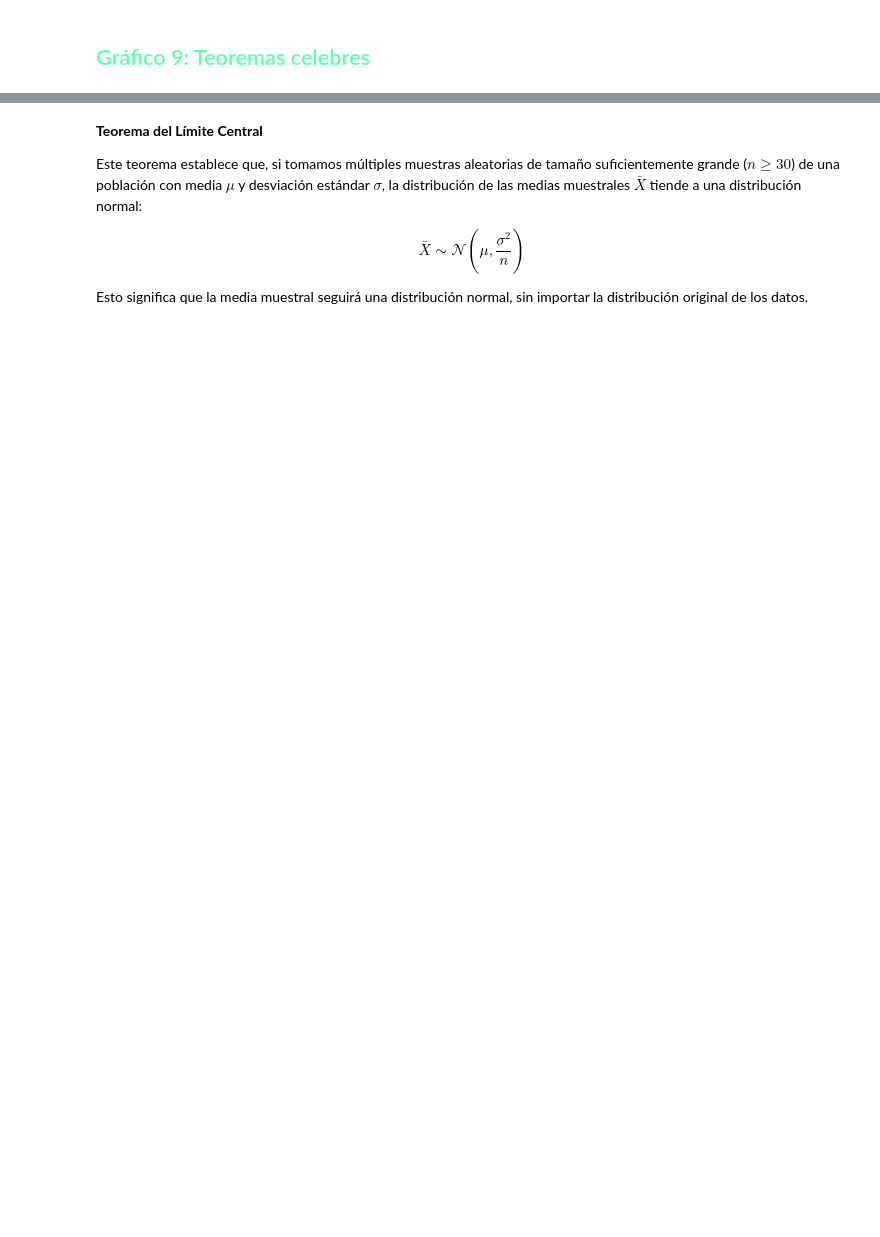
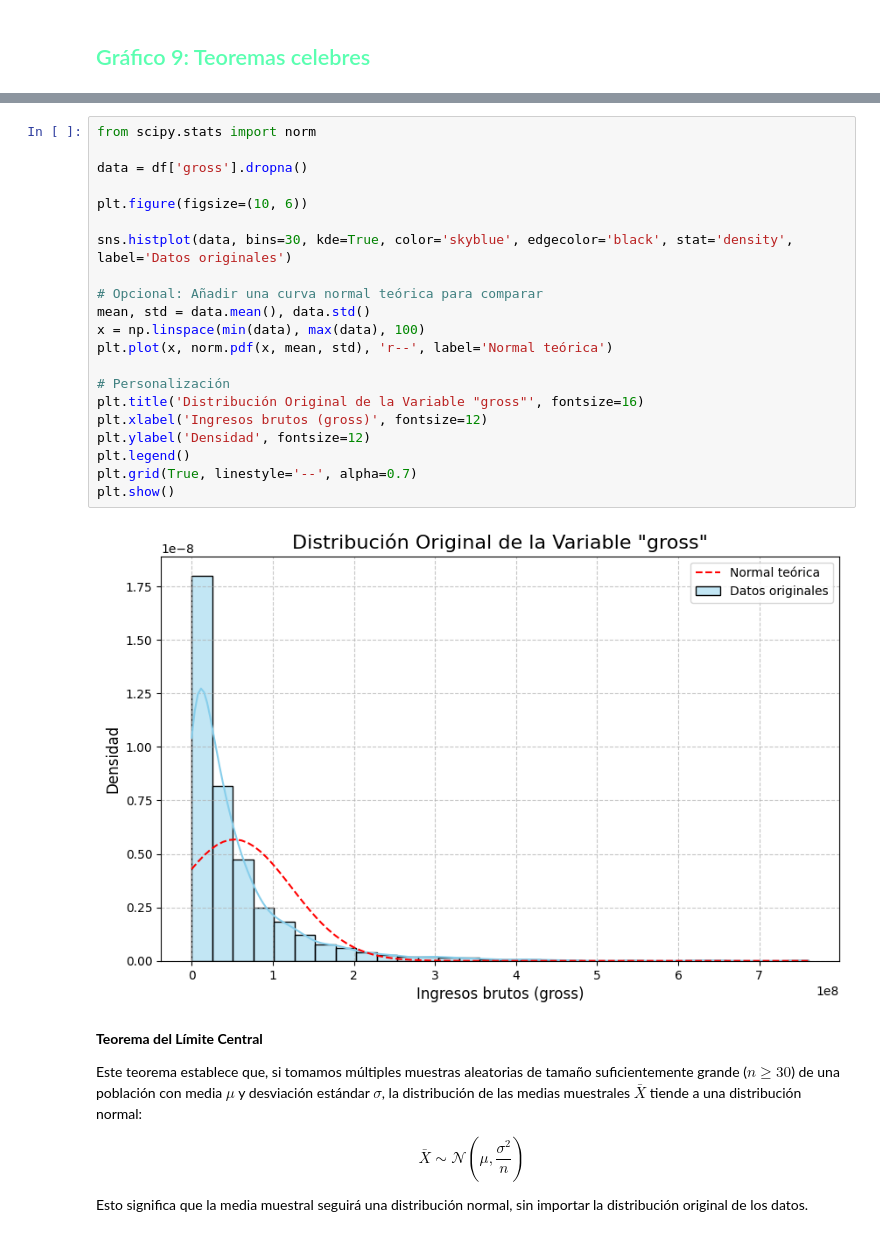
Before and after one commit to smuke123/statistics_CineScopeAnalytics, a Jupyter notebook: EST_de_Proyecto_de_Estadistica_V2.ipynb, the cells around one changed output, grey strips where cells are left out. Drawn from its saved outputs; the diff is of its cells as text; blank space fills up the shorter version.

```diff
--- a/EST_de_Proyecto_de_Estadistica_V2.ipynb
+++ b/EST_de_Proyecto_de_Estadistica_V2.ipynb
@@ -504,3 +537,26 @@ plt.show()
+# %%
+from scipy.stats import norm
+
+data = df['gross'].dropna()
+
+plt.figure(figsize=(10, 6))
+
+sns.histplot(data, bins=30, kde=True, color='skyblue', edgecolor='black', stat='density', label='Datos originales')
+
+# Opcional: Añadir una curva normal teórica para comparar
+mean, std = data.mean(), data.std()
+x = np.linspace(min(data), max(data), 100)
+plt.plot(x, norm.pdf(x, mean, std), 'r--', label='Normal teórica')
+
+# Personalización
+plt.title('Distribución Original de la Variable "gross"', fontsize=16)
+plt.xlabel('Ingresos brutos (gross)', fontsize=12)
+plt.ylabel('Densidad', fontsize=12)
+plt.legend()
+plt.grid(True, linestyle='--', alpha=0.7)
+plt.show()
+# %% [output]
+[figure, added]
 # %% [markdown]
 **Teorema del Límite Central**
 
```
Also changed, not shown: parts of 5 cells of this notebook.
